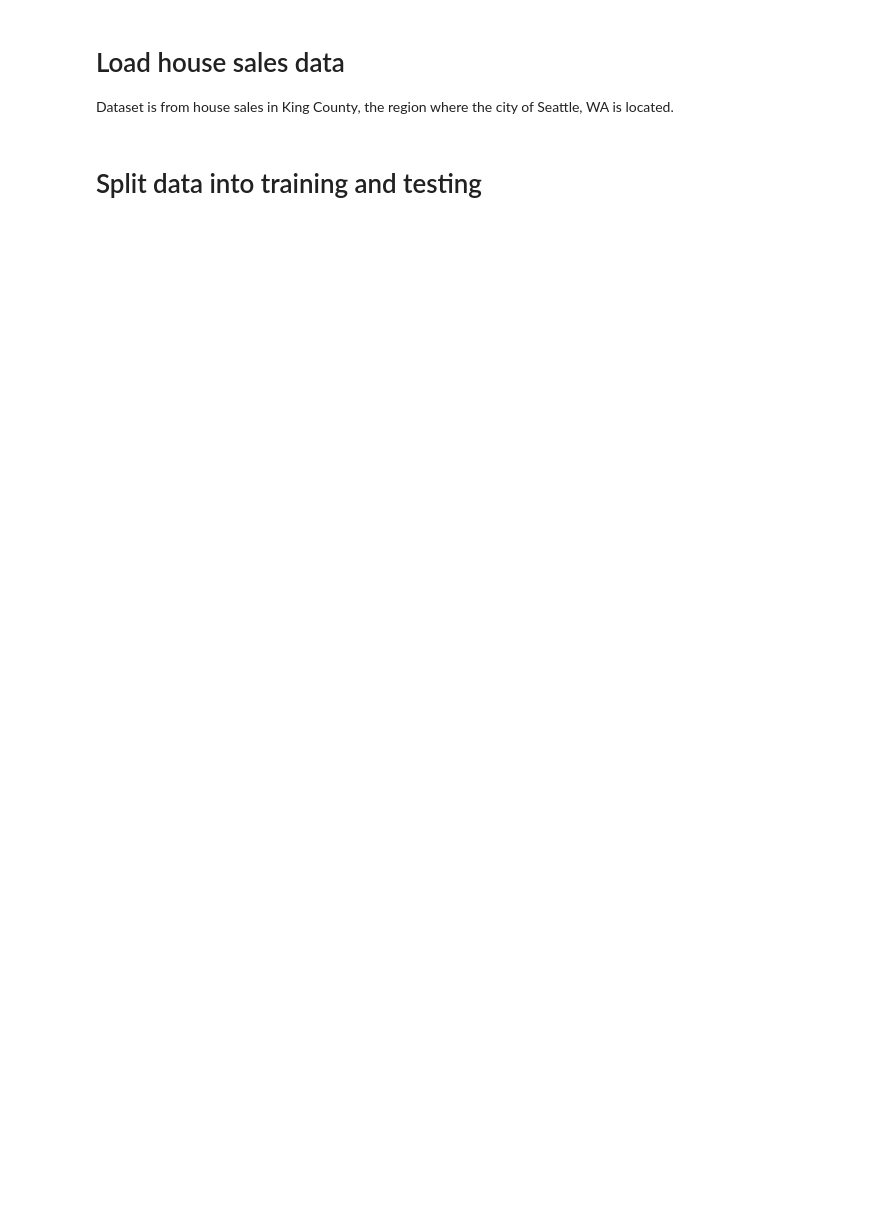
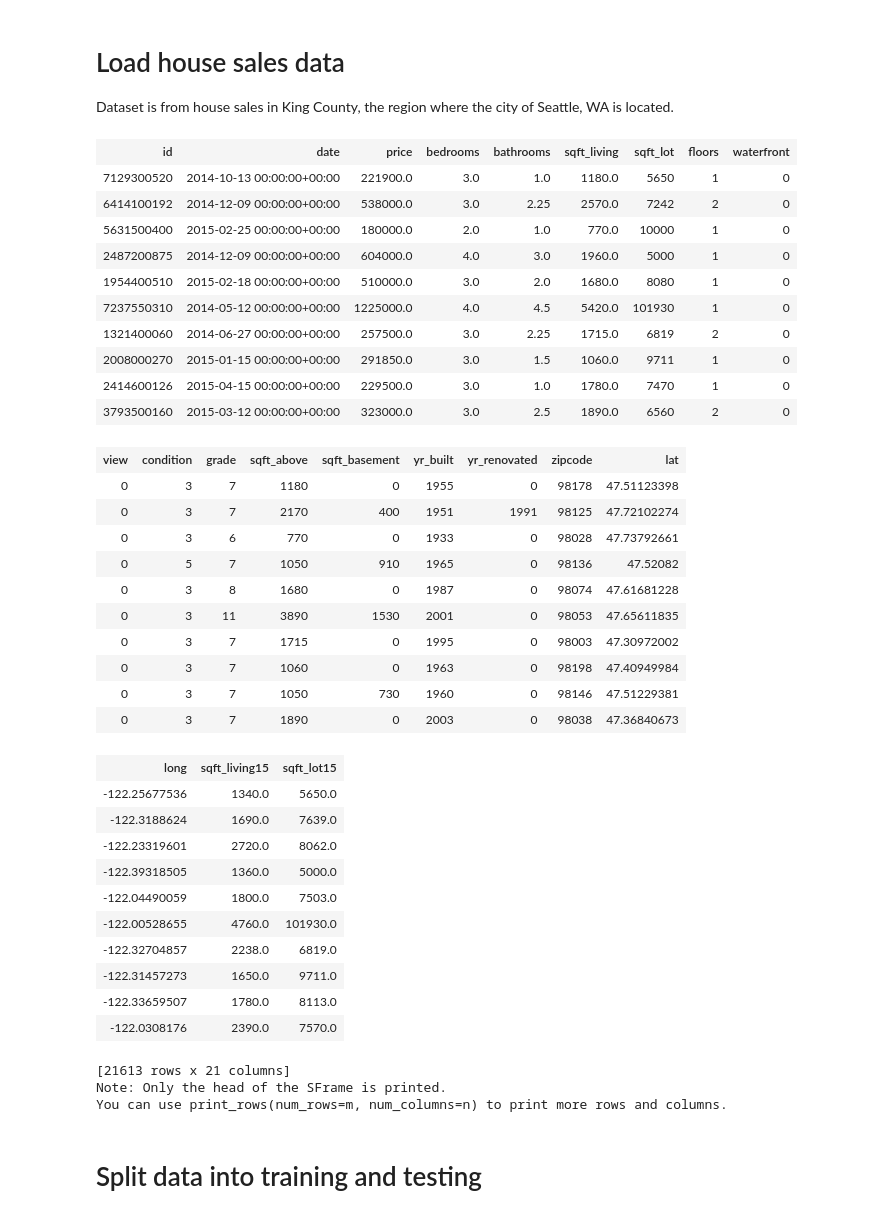
Before and after one commit to lalit527/ML_Specialization, a Jupyter notebook: Machine Learning Regression/Week1_SimpleLinearRegression/week-1-simple-regression-assignment-blank.ipynb, the cells around one changed output. Saved outputs shown, nothing was run; the diff lists cells and outputs as text; code cells hidden in the pictures; blank space fills up the shorter version.

```diff
--- a/Machine Learning Regression/Week1_SimpleLinearRegression/week-1-simple-regression-assignment-blank.ipynb
+++ b/Machine Learning Regression/Week1_SimpleLinearRegression/week-1-simple-regression-assignment-blank.ipynb
@@ -29,2 +20,43 @@ sales = pd.read_csv(f'{PATH}/kc_house_data.csv', dtype=dtype_dict)
+# %%
+sales = graphlab.SFrame('kc_house_data.gl/')
+# %%
+sales
+# %% [output]
+| id | date | price | bedrooms | bathrooms | sqft_living | sqft_lot | floors | waterfront |
+| 7129300520 | 2014-10-13 00:00:00+00:00 | 221900.0 | 3.0 | 1.0 | 1180.0 | 5650 | 1 | 0 |
+| 6414100192 | 2014-12-09 00:00:00+00:00 | 538000.0 | 3.0 | 2.25 | 2570.0 | 7242 | 2 | 0 |
+| 5631500400 | 2015-02-25 00:00:00+00:00 | 180000.0 | 2.0 | 1.0 | 770.0 | 10000 | 1 | 0 |
+| 2487200875 | 2014-12-09 00:00:00+00:00 | 604000.0 | 4.0 | 3.0 | 1960.0 | 5000 | 1 | 0 |
+| 1954400510 | 2015-02-18 00:00:00+00:00 | 510000.0 | 3.0 | 2.0 | 1680.0 | 8080 | 1 | 0 |
+| 7237550310 | 2014-05-12 00:00:00+00:00 | 1225000.0 | 4.0 | 4.5 | 5420.0 | 101930 | 1 | 0 |
+| 1321400060 | 2014-06-27 00:00:00+00:00 | 257500.0 | 3.0 | 2.25 | 1715.0 | 6819 | 2 | 0 |
+| 2008000270 | 2015-01-15 00:00:00+00:00 | 291850.0 | 3.0 | 1.5 | 1060.0 | 9711 | 1 | 0 |
+| 2414600126 | 2015-04-15 00:00:00+00:00 | 229500.0 | 3.0 | 1.0 | 1780.0 | 7470 | 1 | 0 |
+| 3793500160 | 2015-03-12 00:00:00+00:00 | 323000.0 | 3.0 | 2.5 | 1890.0 | 6560 | 2 | 0 |
+| view | condition | grade | sqft_above | sqft_basement | yr_built | yr_renovated | zipcode | lat |
+| 0 | 3 | 7 | 1180 | 0 | 1955 | 0 | 98178 | 47.51123398 |
+| 0 | 3 | 7 | 2170 | 400 | 1951 | 1991 | 98125 | 47.72102274 |
+| 0 | 3 | 6 | 770 | 0 | 1933 | 0 | 98028 | 47.73792661 |
+| 0 | 5 | 7 | 1050 | 910 | 1965 | 0 | 98136 | 47.52082 |
+| 0 | 3 | 8 | 1680 | 0 | 1987 | 0 | 98074 | 47.61681228 |
+| 0 | 3 | 11 | 3890 | 1530 | 2001 | 0 | 98053 | 47.65611835 |
+| 0 | 3 | 7 | 1715 | 0 | 1995 | 0 | 98003 | 47.30972002 |
+| 0 | 3 | 7 | 1060 | 0 | 1963 | 0 | 98198 | 47.40949984 |
+| 0 | 3 | 7 | 1050 | 730 | 1960 | 0 | 98146 | 47.51229381 |
+| 0 | 3 | 7 | 1890 | 0 | 2003 | 0 | 98038 | 47.36840673 |
+| long | sqft_living15 | sqft_lot15 |
+| -122.25677536 | 1340.0 | 5650.0 |
+| -122.3188624 | 1690.0 | 7639.0 |
+| -122.23319601 | 2720.0 | 8062.0 |
+| -122.39318505 | 1360.0 | 5000.0 |
+| -122.04490059 | 1800.0 | 7503.0 |
+| -122.00528655 | 4760.0 | 101930.0 |
+| -122.32704857 | 2238.0 | 6819.0 |
+| -122.31457273 | 1650.0 | 9711.0 |
+| -122.33659507 | 1780.0 | 8113.0 |
+| -122.0308176 | 2390.0 | 7570.0 |
+[21613 rows x 21 columns]
+Note: Only the head of the SFrame is printed.
+You can use print_rows(num_rows=m, num_columns=n) to print more rows and columns.
 # %% [markdown]
 # Split data into training and testing
```
Also changed, not shown: parts of 29 cells of this notebook, 41 other files.
